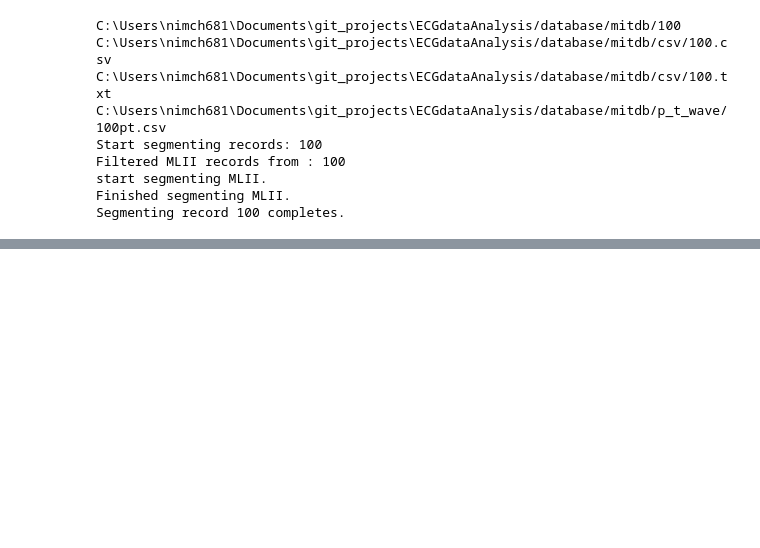
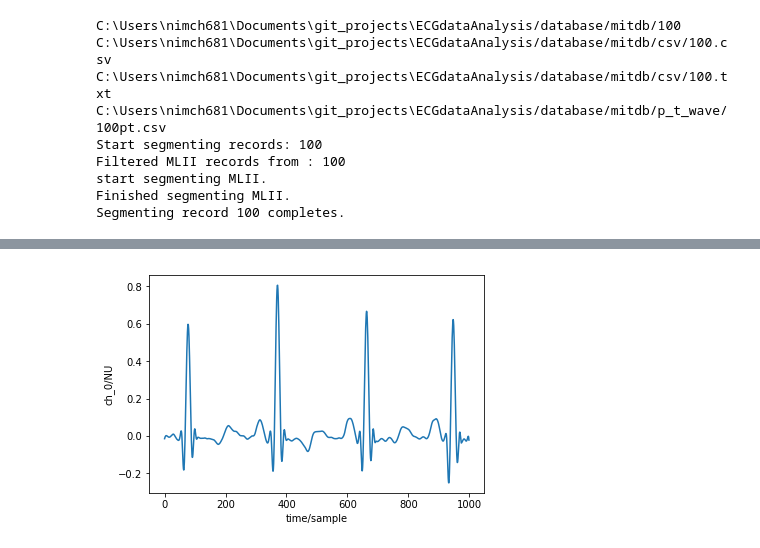
Before and after one commit to nimch681/ECGdataAnalysis, a Jupyter notebook: P and T points extractor.ipynb, the cells around one changed output, grey strips where cells are left out. Saved outputs shown, nothing was run; the diff lists cells and outputs as text; code cells hidden in the pictures; blank space fills up the shorter version.

Commit message:
trying to enhnace peaks to find p and t waves

```diff
--- a/P and T points extractor.ipynb
+++ b/P and T points extractor.ipynb
@@ -207,0 +194,11 @@ beat
+# %%
+p_waves = mit100.annotated_p_waves_pos[0:5]
+
+#filtered_np100 = savgol_filter(mit100.filtered_MLII[0:1000],51,7)
+
+p_waves = [int(b) for b in p_waves]
+#p_waves = list([210, 400])
+p_wave = np.asarray(p_waves)
+wfdb.plot_items(signal=filtered_np100)#, ann_samp=[p_wave])
+# %% [output]
+[figure, added]
```
Also changed, not shown: parts of 7 cells of this notebook.
